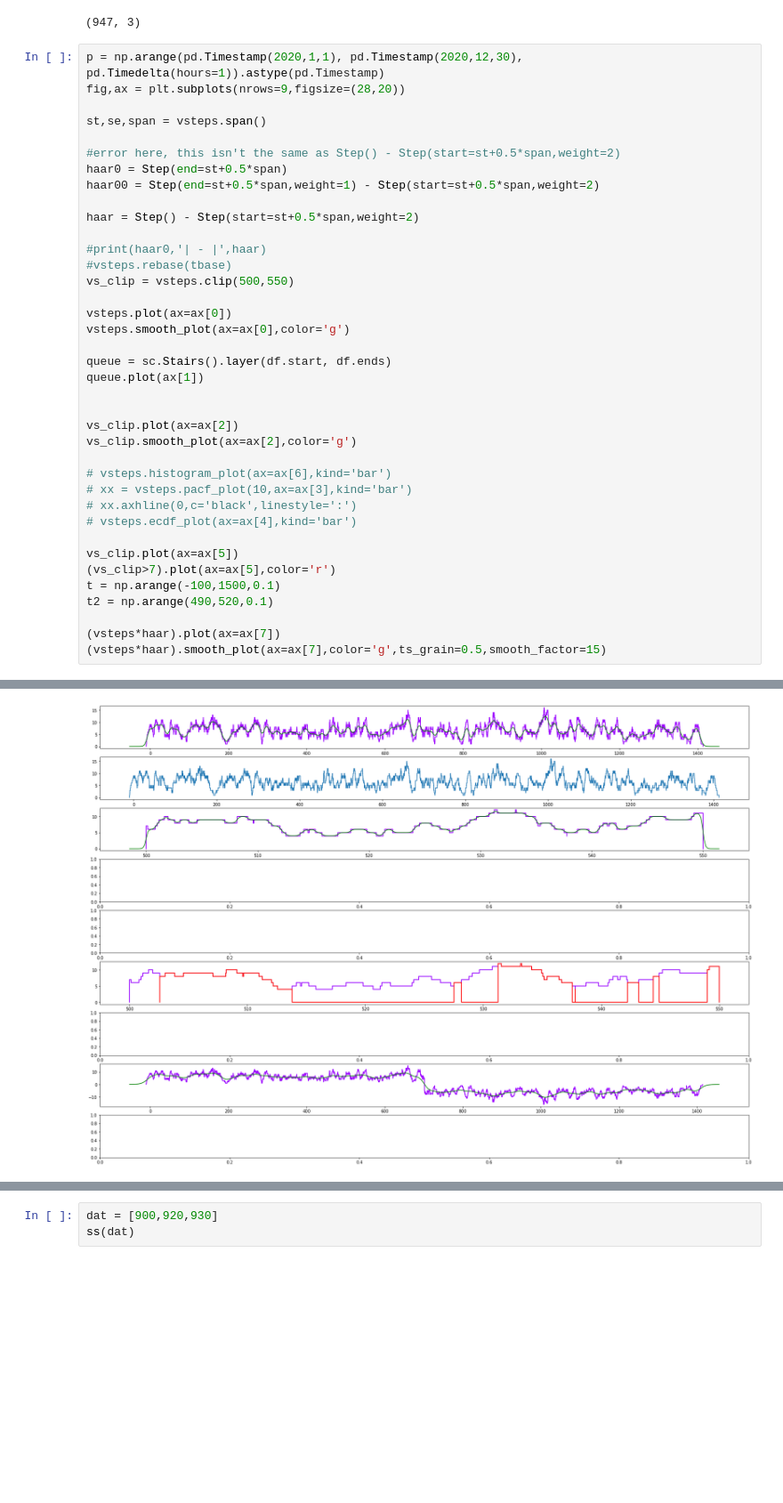
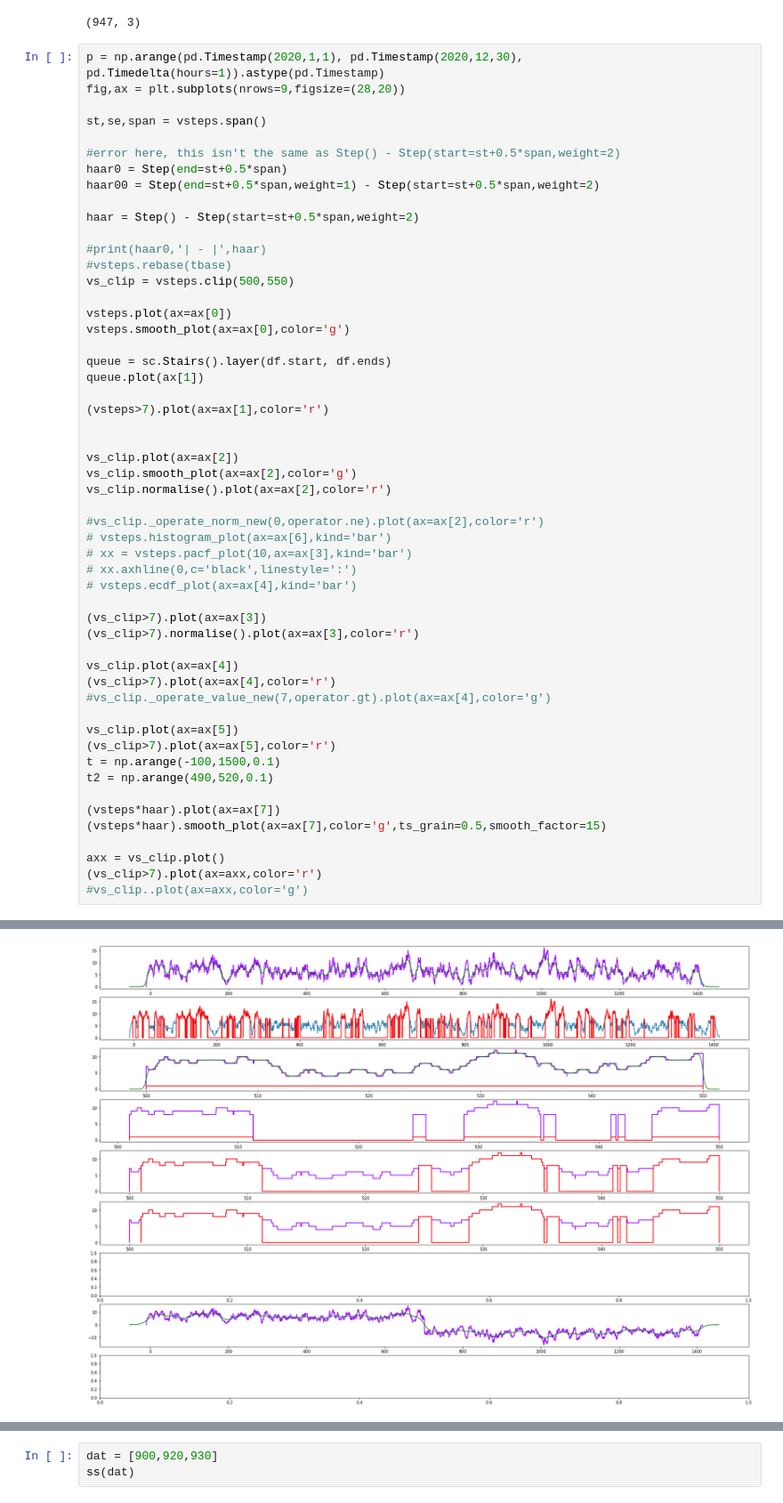
Before and after one commit to probability/topicmodelunderstanding, a Jupyter notebook: Notebooks/Step Analysis.ipynb, the cells around one changed output, grey strips where cells are left out. Shown at 89% size. Saved outputs shown, nothing was run; the diff lists cells and outputs as text; blank space fills up the shorter version.

```diff
--- a/Notebooks/Step Analysis.ipynb
+++ b/Notebooks/Step Analysis.ipynb
@@ -29,31 +27,46 @@ haar00 = Step(end=st+0.5*span,weight=1) - Step(start=st+0.5*span,weight=2)
 haar = Step() - Step(start=st+0.5*span,weight=2)
 
 #print(haar0,'| - |',haar)
 #vsteps.rebase(tbase)
 vs_clip = vsteps.clip(500,550)
 
 vsteps.plot(ax=ax[0])
 vsteps.smooth_plot(ax=ax[0],color='g')
 
 queue = sc.Stairs().layer(df.start, df.ends)
 queue.plot(ax[1])
 
+(vsteps>7).plot(ax=ax[1],color='r')
+
 
 vs_clip.plot(ax=ax[2])
 vs_clip.smooth_plot(ax=ax[2],color='g')
+vs_clip.normalise().plot(ax=ax[2],color='r')
 
+#vs_clip._operate_norm_new(0,operator.ne).plot(ax=ax[2],color='r')
 # vsteps.histogram_plot(ax=ax[6],kind='bar')
 # xx = vsteps.pacf_plot(10,ax=ax[3],kind='bar')
 # xx.axhline(0,c='black',linestyle=':')
 # vsteps.ecdf_plot(ax=ax[4],kind='bar')
+
+(vs_clip>7).plot(ax=ax[3])
+(vs_clip>7).normalise().plot(ax=ax[3],color='r')
+
+vs_clip.plot(ax=ax[4])
+(vs_clip>7).plot(ax=ax[4],color='r')
+#vs_clip._operate_value_new(7,operator.gt).plot(ax=ax[4],color='g')
 
 vs_clip.plot(ax=ax[5])
 (vs_clip>7).plot(ax=ax[5],color='r')
 t = np.arange(-100,1500,0.1)
 t2 = np.arange(490,520,0.1)
 
 (vsteps*haar).plot(ax=ax[7])
 (vsteps*haar).smooth_plot(ax=ax[7],color='g',ts_grain=0.5,smooth_factor=15)
+
+axx = vs_clip.plot()
+(vs_clip>7).plot(ax=axx,color='r')
+#vs_clip..plot(ax=axx,color='g')
 # %% [output]
 <AxesSubplot:>
-[figure, old version]
+[figure, new version]
```
Also changed, not shown: parts of 4 cells of this notebook, 12 other files.
